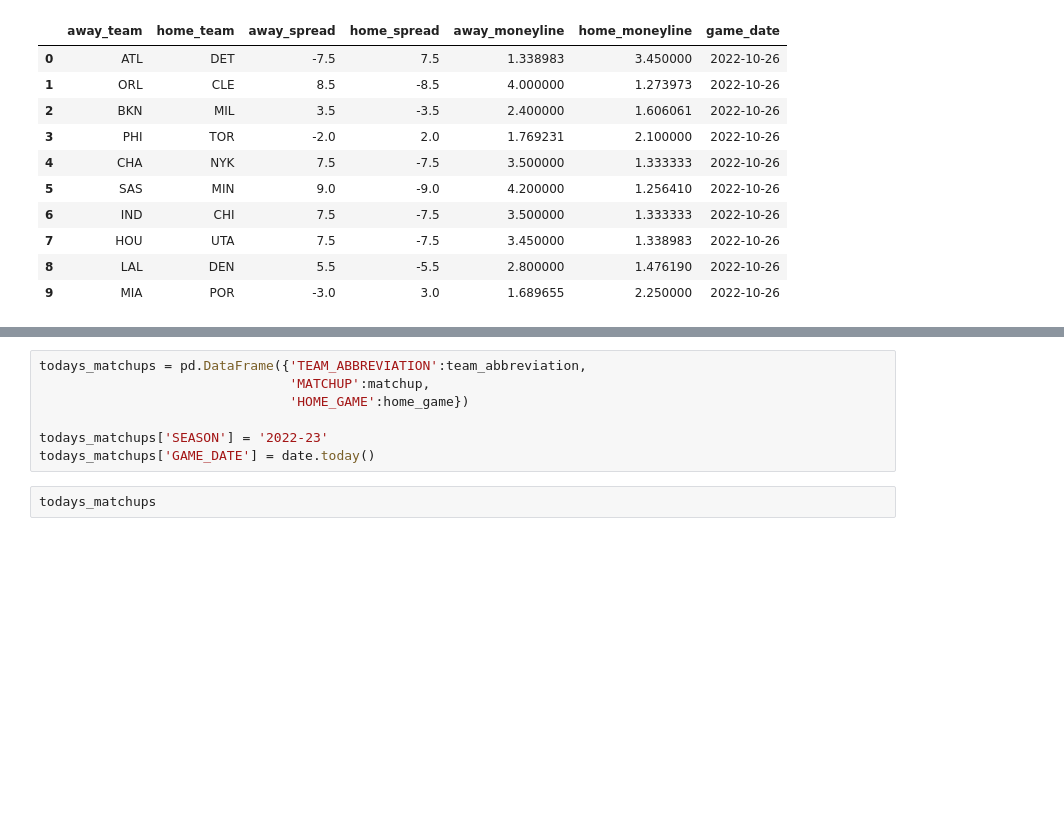
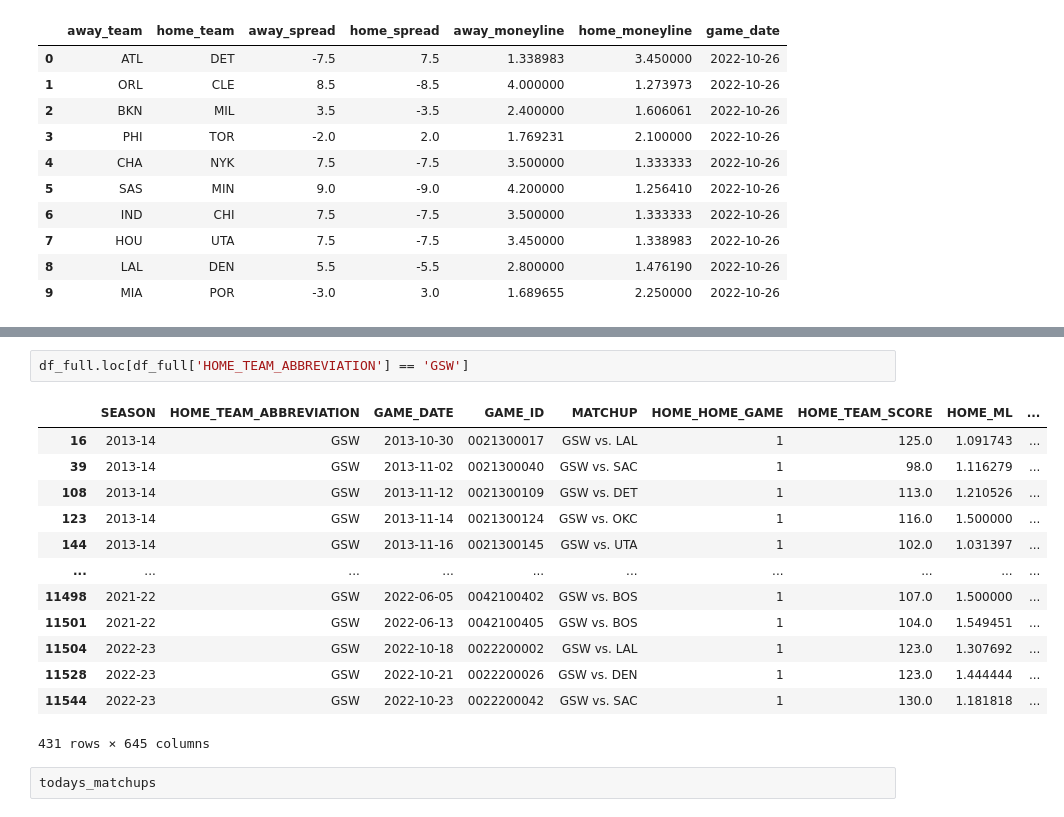
Before and after one commit to jnish23/NBA_Model_V2, a Jupyter notebook: notebooks/RegressionModelToProduction.ipynb, the cells around one changed output, grey strips where cells are left out. Cells and saved outputs as stored; diff of their text form; blank space fills up the shorter version.

```diff
--- a/notebooks/RegressionModelToProduction.ipynb
+++ b/notebooks/RegressionModelToProduction.ipynb
@@ -1195,10 +1228,19 @@ matchups
-# %%
-todays_matchups = pd.DataFrame({'TEAM_ABBREVIATION':team_abbreviation,
-                                'MATCHUP':matchup,
-                                'HOME_GAME':home_game})
-
-todays_matchups['SEASON'] = '2022-23'
-todays_matchups['GAME_DATE'] = date.today()
+# %%
+df_full.loc[df_full['HOME_TEAM_ABBREVIATION'] == 'GSW']
+# %% [output]
+|  | SEASON | HOME_TEAM_ABBREVIATION | GAME_DATE | GAME_ID | MATCHUP | HOME_HOME_GAME | HOME_TEAM_SCORE | HOME_ML | ... |
+| 16 | 2013-14 | GSW | 2013-10-30 | 0021300017 | GSW vs. LAL | 1 | 125.0 | 1.091743 | ... |
+| 39 | 2013-14 | GSW | 2013-11-02 | 0021300040 | GSW vs. SAC | 1 | 98.0 | 1.116279 | ... |
+| 108 | 2013-14 | GSW | 2013-11-12 | 0021300109 | GSW vs. DET | 1 | 113.0 | 1.210526 | ... |
+| 123 | 2013-14 | GSW | 2013-11-14 | 0021300124 | GSW vs. OKC | 1 | 116.0 | 1.500000 | ... |
+| 144 | 2013-14 | GSW | 2013-11-16 | 0021300145 | GSW vs. UTA | 1 | 102.0 | 1.031397 | ... |
+| ... | ... | ... | ... | ... | ... | ... | ... | ... | ... |
+| 11498 | 2021-22 | GSW | 2022-06-05 | 0042100402 | GSW vs. BOS | 1 | 107.0 | 1.500000 | ... |
+| 11501 | 2021-22 | GSW | 2022-06-13 | 0042100405 | GSW vs. BOS | 1 | 104.0 | 1.549451 | ... |
+| 11504 | 2022-23 | GSW | 2022-10-18 | 0022200002 | GSW vs. LAL | 1 | 123.0 | 1.307692 | ... |
+| 11528 | 2022-23 | GSW | 2022-10-21 | 0022200026 | GSW vs. DEN | 1 | 123.0 | 1.444444 | ... |
+| 11544 | 2022-23 | GSW | 2022-10-23 | 0022200042 | GSW vs. SAC | 1 | 130.0 | 1.181818 | ... |
+431 rows × 645 columns
 # %%
 todays_matchups
 # %% [output]
```
Also changed, not shown: parts of 6 cells of this notebook, 6 other files.
